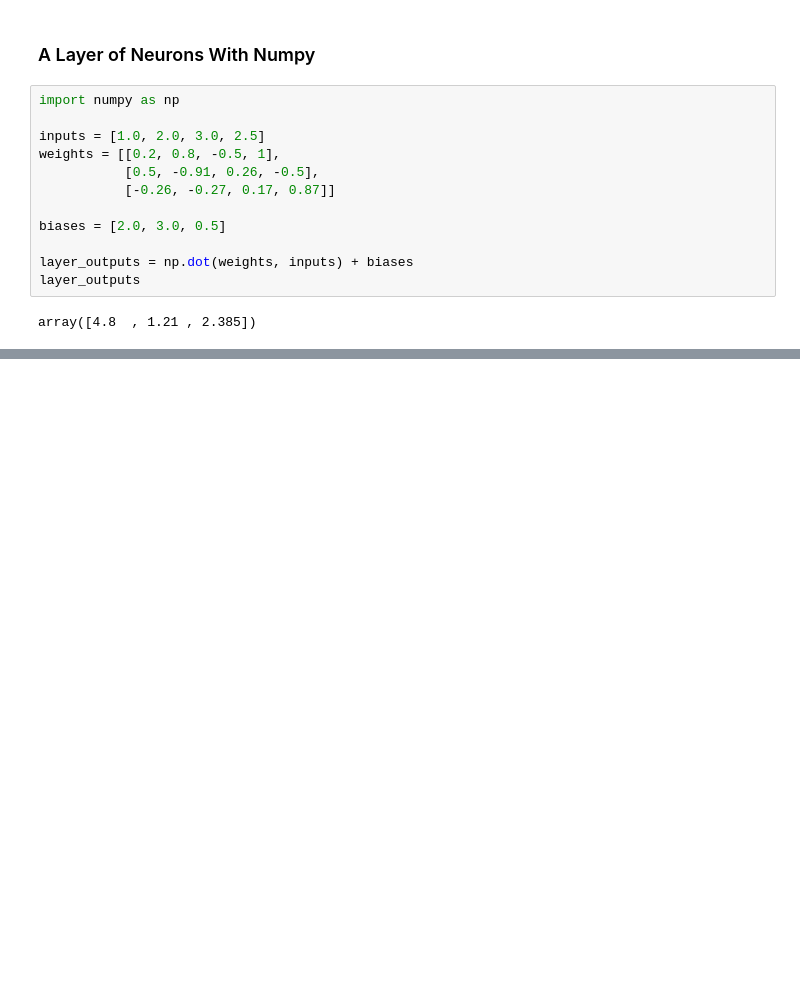
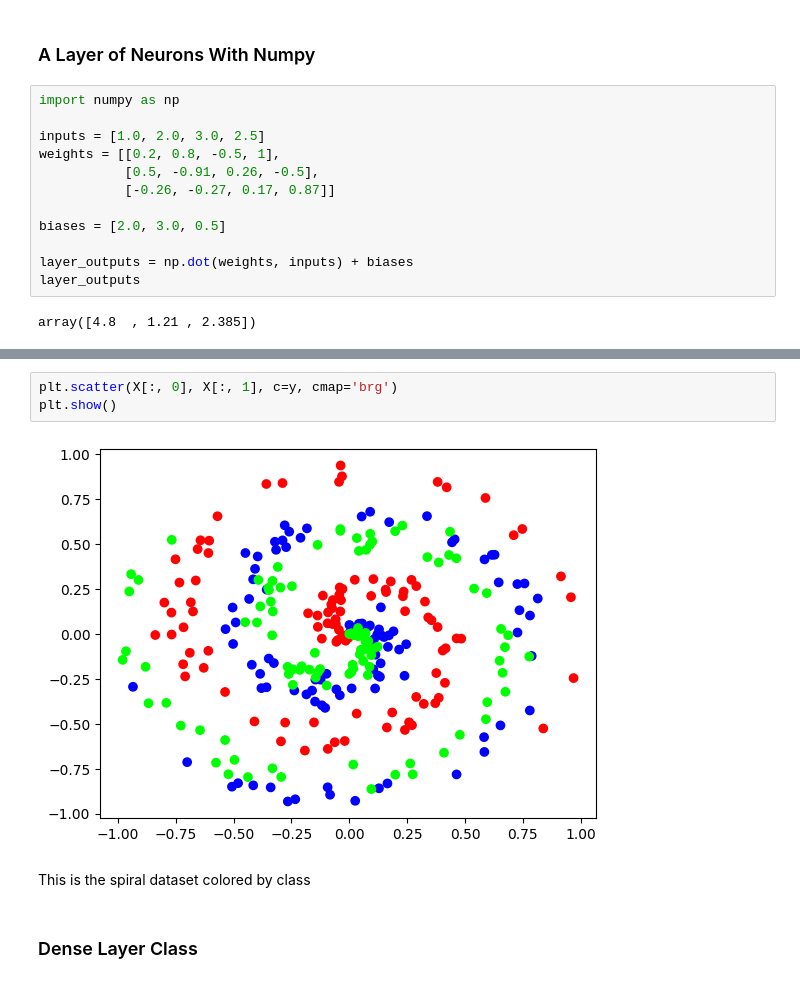
Before and after one commit to Bmitch44/nn_from_scratch, a Jupyter notebook: main.ipynb, the cells around one changed output, grey strips where cells are left out. Cells and saved outputs as stored; diff of their text form; blank space fills up the shorter version.

```diff
--- a/main.ipynb
+++ b/main.ipynb
@@ -135,0 +219,9 @@ array([4.8  , 1.21 , 2.385])
+# %%
+plt.scatter(X[:, 0], X[:, 1], c=y, cmap='brg')
+plt.show()
+# %% [output]
+[figure, added]
+# %% [markdown]
+This is the spiral dataset colored by class
+# %% [markdown]
+### Dense Layer Class
```
Also changed, not shown: parts of 42 cells of this notebook, 26 other files.
